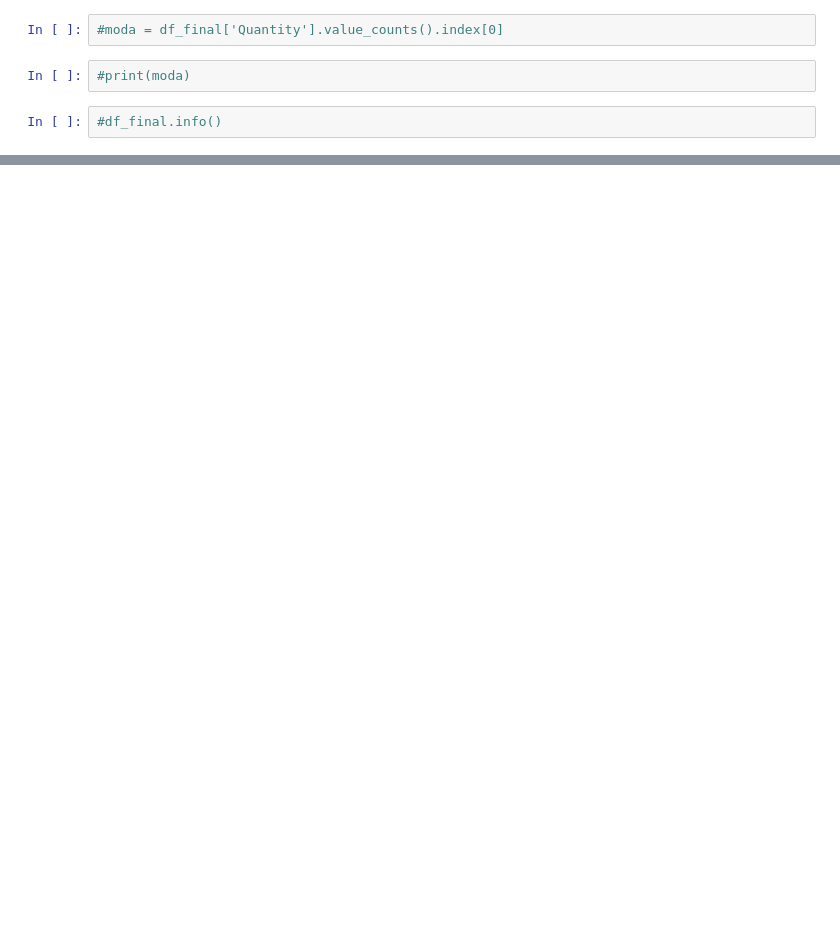
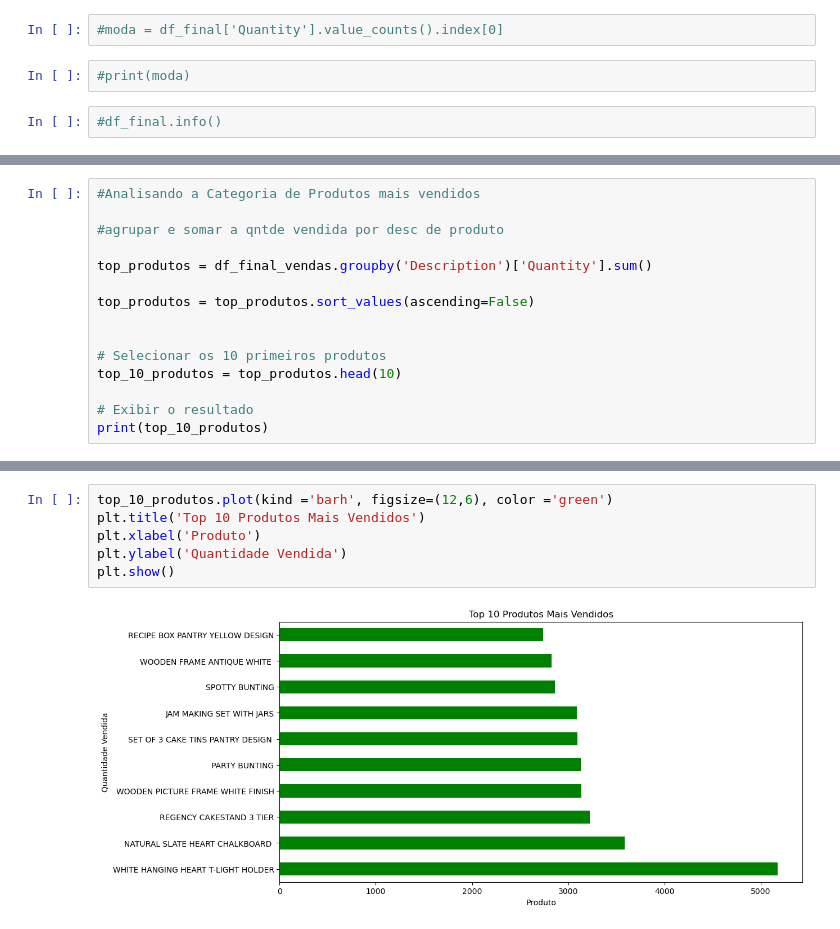
Before and after one commit to PedroHenSantos70/Primeiro-Dashboard, a Jupyter notebook: Untitled.ipynb, the cells around one changed output, grey strips where cells are left out. Drawn from its saved outputs; the diff is of its cells as text; blank space fills up the shorter version.

```diff
--- a/Untitled.ipynb
+++ b/Untitled.ipynb
@@ -203,0 +243,15 @@ plt.show()
+# %%
+#Analisando a Categoria de Produtos mais vendidos
+
+#agrupar e somar a qntde vendida por desc de produto
+
+top_produtos = df_final_vendas.groupby('Description')['Quantity'].sum()
+
+top_produtos = top_produtos.sort_values(ascending=False)
+
+
+# Selecionar os 10 primeiros produtos
+top_10_produtos = top_produtos.head(10)
+
+# Exibir o resultado
+print(top_10_produtos)
@@ -203,0 +271,8 @@ plt.show()
+# %%
+top_10_produtos.plot(kind ='barh', figsize=(12,6), color ='green')
+plt.title('Top 10 Produtos Mais Vendidos')
+plt.xlabel('Produto')
+plt.ylabel('Quantidade Vendida')
+plt.show()
+# %% [output]
+[figure, added]
```
Also changed, not shown: parts of 26 cells of this notebook, 1 other file.
